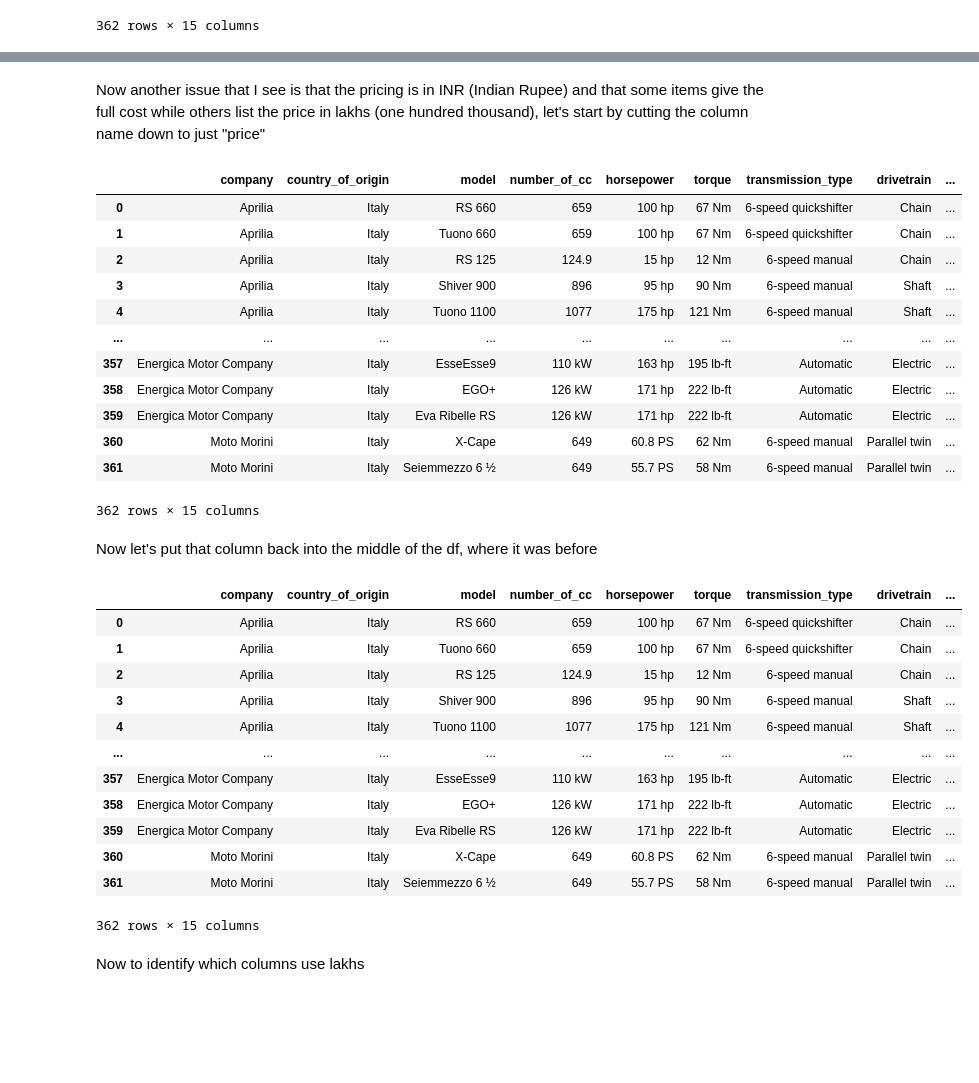
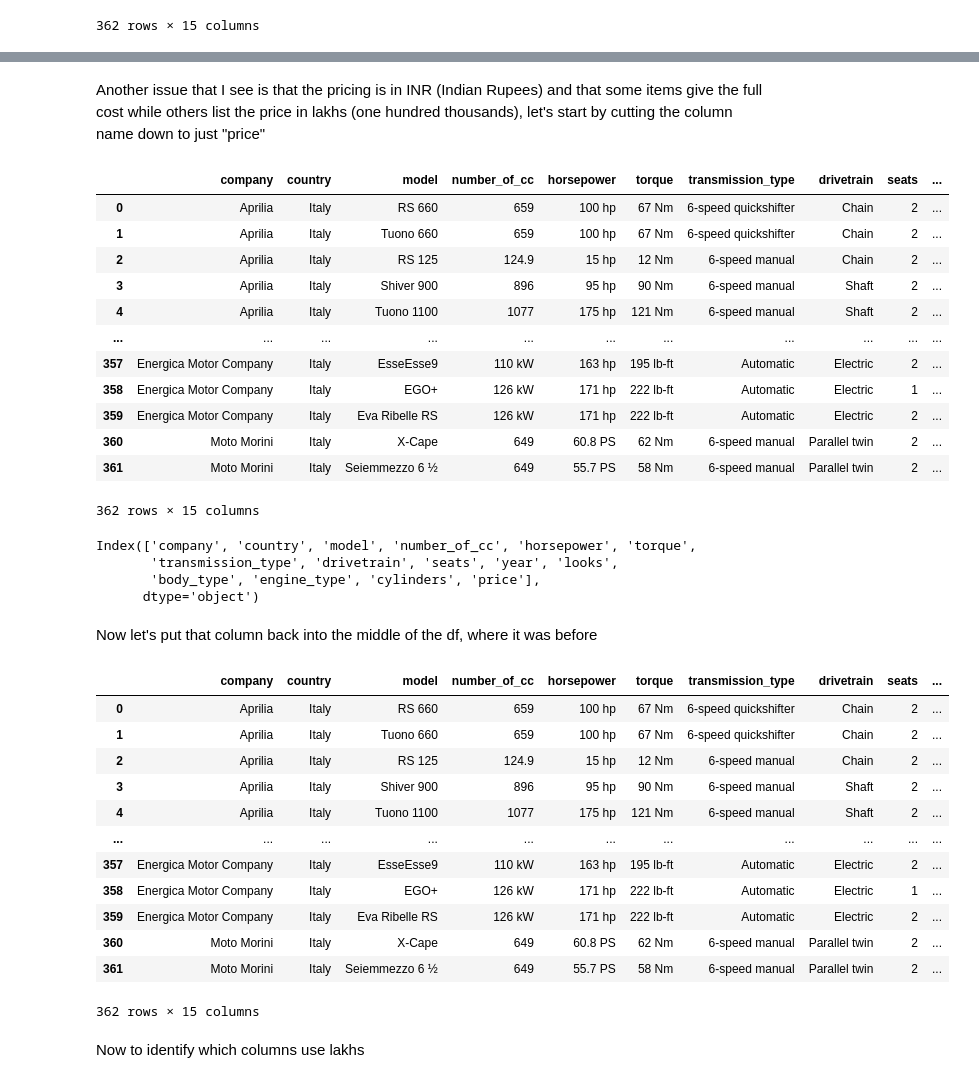
Before and after one commit to Xanitross/data_2_checks, a Jupyter notebook: data2_knowledge_check_2.ipynb, the cells around one changed output, grey strips where cells are left out. Cells and saved outputs as stored; diff of their text form; code cells hidden in the pictures; blank space fills up the shorter version.

```diff
--- a/data2_knowledge_check_2.ipynb
+++ b/data2_knowledge_check_2.ipynb
@@ -42,0 +45,3 @@ df
+# %%
+df.rename(columns = {"country_of_origin":"country", "number_of_seating":"seats", "number_of_cylinders":"cylinders"}, inplace=True)
+df
@@ -43,43 +62,50 @@ df
 # %% [markdown]
-Now another issue that I see is that the pricing is in INR (Indian Rupee) and that some items give the full cost while others list the price in lakhs (one hundred thousand), let's start by cutting the column name down to just "price"
+Another issue that I see is that the pricing is in INR (Indian Rupees) and that some items give the full cost while others list the price in lakhs (one hundred thousands), let's start by cutting the column name down to just "price"
 # %%
 df["price"] = df["price_(in_inr)"]
 df.drop("price_(in_inr)", inplace=True, axis=1)
 df
 # %% [output]
-|  | company | country_of_origin | model | number_of_cc | horsepower | torque | transmission_type | drivetrain | ... |
-| 0 | Aprilia | Italy | RS 660 | 659 | 100 hp | 67 Nm | 6-speed quickshifter | Chain | ... |
-| 1 | Aprilia | Italy | Tuono 660 | 659 | 100 hp | 67 Nm | 6-speed quickshifter | Chain | ... |
-| 2 | Aprilia | Italy | RS 125 | 124.9 | 15 hp | 12 Nm | 6-speed manual | Chain | ... |
-| 3 | Aprilia | Italy | Shiver 900 | 896 | 95 hp | 90 Nm | 6-speed manual | Shaft | ... |
-| 4 | Aprilia | Italy | Tuono 1100 | 1077 | 175 hp | 121 Nm | 6-speed manual | Shaft | ... |
-| ... | ... | ... | ... | ... | ... | ... | ... | ... | ... |
-| 357 | Energica Motor Company | Italy | EsseEsse9 | 110 kW | 163 hp | 195 lb-ft | Automatic | Electric | ... |
-| 358 | Energica Motor Company | Italy | EGO+ | 126 kW | 171 hp | 222 lb-ft | Automatic | Electric | ... |
-| 359 | Energica Motor Company | Italy | Eva Ribelle RS | 126 kW | 171 hp | 222 lb-ft | Automatic | Electric | ... |
-| 360 | Moto Morini | Italy | X-Cape | 649 | 60.8 PS | 62 Nm | 6-speed manual | Parallel twin | ... |
-| 361 | Moto Morini | Italy | Seiemmezzo 6 ½ | 649 | 55.7 PS | 58 Nm | 6-speed manual | Parallel twin | ... |
+|  | company | country | model | number_of_cc | horsepower | torque | transmission_type | drivetrain | seats | ... |
+| 0 | Aprilia | Italy | RS 660 | 659 | 100 hp | 67 Nm | 6-speed quickshifter | Chain | 2 | ... |
+| 1 | Aprilia | Italy | Tuono 660 | 659 | 100 hp | 67 Nm | 6-speed quickshifter | Chain | 2 | ... |
+| 2 | Aprilia | Italy | RS 125 | 124.9 | 15 hp | 12 Nm | 6-speed manual | Chain | 2 | ... |
+| 3 | Aprilia | Italy | Shiver 900 | 896 | 95 hp | 90 Nm | 6-speed manual | Shaft | 2 | ... |
+| 4 | Aprilia | Italy | Tuono 1100 | 1077 | 175 hp | 121 Nm | 6-speed manual | Shaft | 2 | ... |
+| ... | ... | ... | ... | ... | ... | ... | ... | ... | ... | ... |
+| 357 | Energica Motor Company | Italy | EsseEsse9 | 110 kW | 163 hp | 195 lb-ft | Automatic | Electric | 2 | ... |
+| 358 | Energica Motor Company | Italy | EGO+ | 126 kW | 171 hp | 222 lb-ft | Automatic | Electric | 1 | ... |
+| 359 | Energica Motor Company | Italy | Eva Ribelle RS | 126 kW | 171 hp | 222 lb-ft | Automatic | Electric | 2 | ... |
+| 360 | Moto Morini | Italy | X-Cape | 649 | 60.8 PS | 62 Nm | 6-speed manual | Parallel twin | 2 | ... |
+| 361 | Moto Morini | Italy | Seiemmezzo 6 ½ | 649 | 55.7 PS | 58 Nm | 6-speed manual | Parallel twin | 2 | ... |
 362 rows × 15 columns
+# %%
+df.columns
+# %% [output]
+Index(['company', 'country', 'model', 'number_of_cc', 'horsepower', 'torque',
+       'transmission_type', 'drivetrain', 'seats', 'year', 'looks',
+       'body_type', 'engine_type', 'cylinders', 'price'],
+      dtype='object')
 # %% [markdown]
 Now let's put that column back into the middle of the df, where it was before
 # %%
-df = df[['company', 'country_of_origin', 'model', 'number_of_cc', 'horsepower',
-       'torque', 'transmission_type', 'drivetrain', 'number_of_seating',
-       'price', 'year', 'looks', 'body_type', 'engine_type', 'number_of_cylinders']]
+df = df[['company', 'country', 'model', 'number_of_cc', 'horsepower', 'torque',
+       'transmission_type', 'drivetrain', 'seats', 'price', 'year', 'looks',
+       'body_type', 'engine_type', 'cylinders']]
 df
 # %% [output]
-|  | company | country_of_origin | model | number_of_cc | horsepower | torque | transmission_type | drivetrain | ... |
-| 0 | Aprilia | Italy | RS 660 | 659 | 100 hp | 67 Nm | 6-speed quickshifter | Chain | ... |
-| 1 | Aprilia | Italy | Tuono 660 | 659 | 100 hp | 67 Nm | 6-speed quickshifter | Chain | ... |
-| 2 | Aprilia | Italy | RS 125 | 124.9 | 15 hp | 12 Nm | 6-speed manual | Chain | ... |
-| 3 | Aprilia | Italy | Shiver 900 | 896 | 95 hp | 90 Nm | 6-speed manual | Shaft | ... |
-| 4 | Aprilia | Italy | Tuono 1100 | 1077 | 175 hp | 121 Nm | 6-speed manual | Shaft | ... |
-| ... | ... | ... | ... | ... | ... | ... | ... | ... | ... |
-| 357 | Energica Motor Company | Italy | EsseEsse9 | 110 kW | 163 hp | 195 lb-ft | Automatic | Electric | ... |
-| 358 | Energica Motor Company | Italy | EGO+ | 126 kW | 171 hp | 222 lb-ft | Automatic | Electric | ... |
-| 359 | Energica Motor Company | Italy | Eva Ribelle RS | 126 kW | 171 hp | 222 lb-ft | Automatic | Electric | ... |
-| 360 | Moto Morini | Italy | X-Cape | 649 | 60.8 PS | 62 Nm | 6-speed manual | Parallel twin | ... |
-| 361 | Moto Morini | Italy | Seiemmezzo 6 ½ | 649 | 55.7 PS | 58 Nm | 6-speed manual | Parallel twin | ... |
+|  | company | country | model | number_of_cc | horsepower | torque | transmission_type | drivetrain | seats | ... |
+| 0 | Aprilia | Italy | RS 660 | 659 | 100 hp | 67 Nm | 6-speed quickshifter | Chain | 2 | ... |
+| 1 | Aprilia | Italy | Tuono 660 | 659 | 100 hp | 67 Nm | 6-speed quickshifter | Chain | 2 | ... |
+| 2 | Aprilia | Italy | RS 125 | 124.9 | 15 hp | 12 Nm | 6-speed manual | Chain | 2 | ... |
+| 3 | Aprilia | Italy | Shiver 900 | 896 | 95 hp | 90 Nm | 6-speed manual | Shaft | 2 | ... |
+| 4 | Aprilia | Italy | Tuono 1100 | 1077 | 175 hp | 121 Nm | 6-speed manual | Shaft | 2 | ... |
+| ... | ... | ... | ... | ... | ... | ... | ... | ... | ... | ... |
+| 357 | Energica Motor Company | Italy | EsseEsse9 | 110 kW | 163 hp | 195 lb-ft | Automatic | Electric | 2 | ... |
+| 358 | Energica Motor Company | Italy | EGO+ | 126 kW | 171 hp | 222 lb-ft | Automatic | Electric | 1 | ... |
+| 359 | Energica Motor Company | Italy | Eva Ribelle RS | 126 kW | 171 hp | 222 lb-ft | Automatic | Electric | 2 | ... |
+| 360 | Moto Morini | Italy | X-Cape | 649 | 60.8 PS | 62 Nm | 6-speed manual | Parallel twin | 2 | ... |
+| 361 | Moto Morini | Italy | Seiemmezzo 6 ½ | 649 | 55.7 PS | 58 Nm | 6-speed manual | Parallel twin | 2 | ... |
 362 rows × 15 columns
 # %% [markdown]
 Now to identify which columns use lakhs
```
Also changed, not shown: parts of 19 cells of this notebook.
